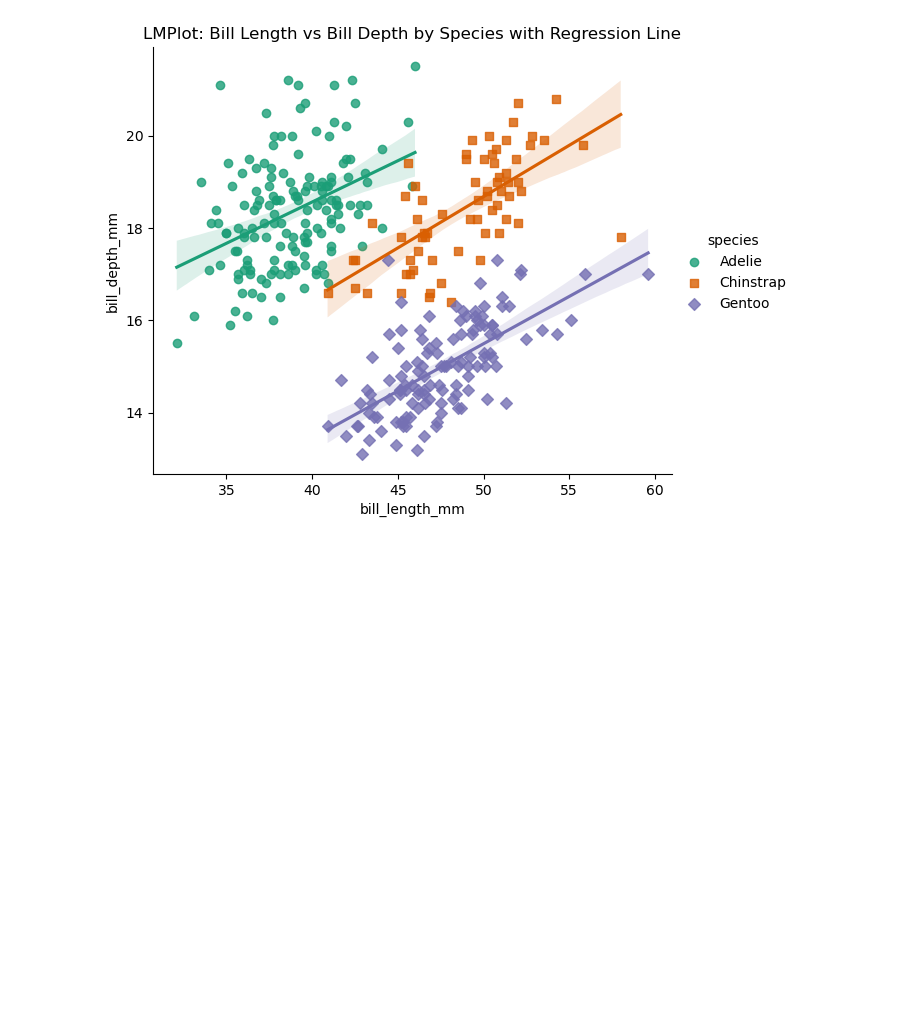
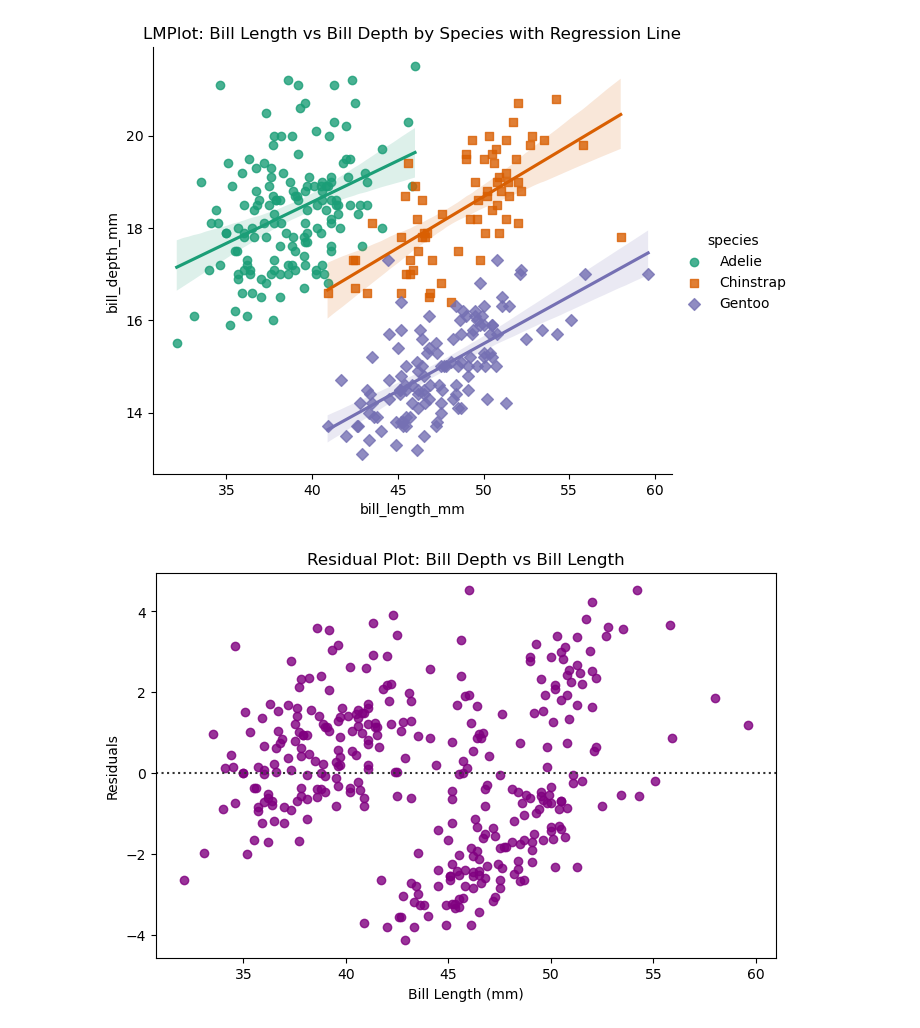
Before and after one commit to md-faiyazkhan/ml-practice, a Jupyter notebook: Seaborn/Seaborn.ipynb, the cells around one changed output. Cells and saved outputs as stored; diff of their text form; code cells hidden in the pictures; blank space fills up the shorter version.

```diff
--- a/Seaborn/Seaborn.ipynb
+++ b/Seaborn/Seaborn.ipynb
@@ -328,3 +328,20 @@ plt.title("LMPlot: Bill Length vs Bill Depth by Species with Regression Line")
 plt.show()
 # %% [output]
 [figure]
+# %%
+# Residual plot of bill length vs bill depth
+plt.figure(figsize=(8,5))
+
+sns.residplot(
+    data=penguins,
+    x="bill_length_mm",
+    y="bill_depth_mm",
+    color="purple"
+)
+
+plt.title("Residual Plot: Bill Depth vs Bill Length")
+plt.xlabel("Bill Length (mm)")
+plt.ylabel("Residuals")
+plt.show()
+# %% [output]
+[figure, added]
```
Also changed, not shown: parts of 1 cell of this notebook.
